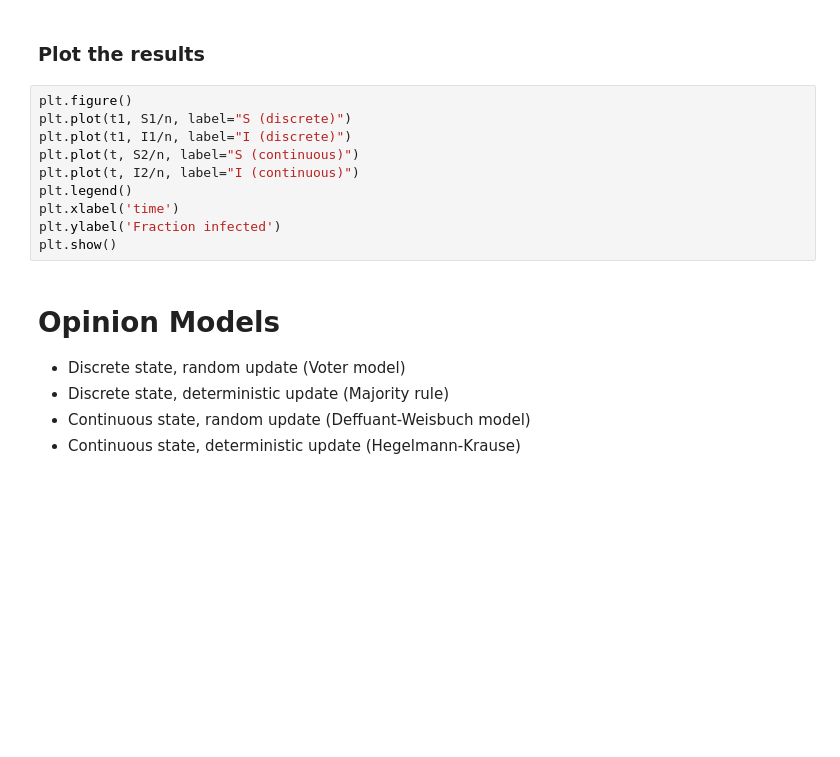
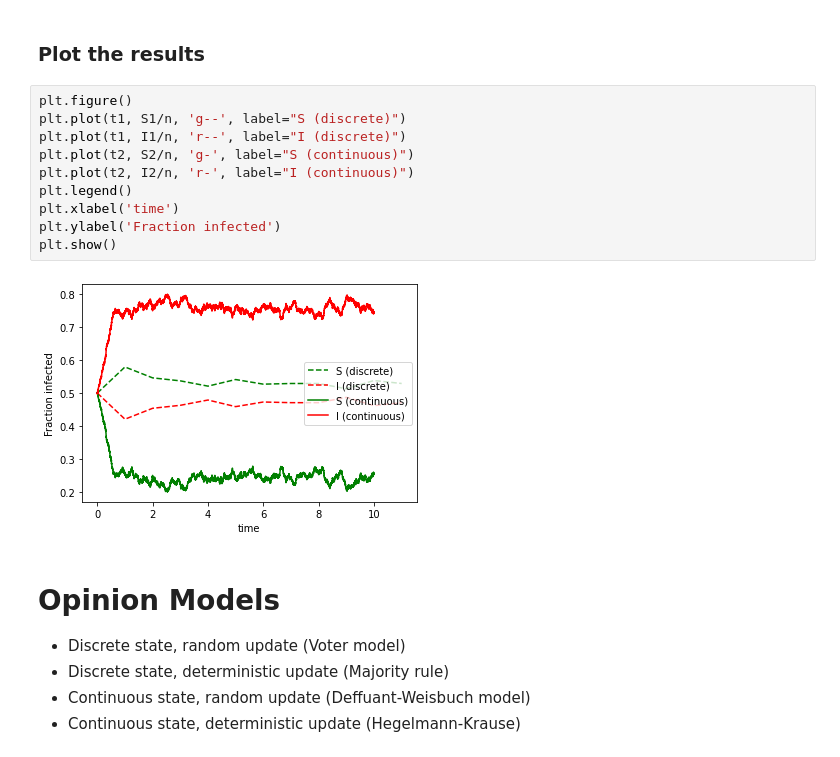
Before and after one commit to nwlandry/hypercontagion, a Jupyter notebook: demos/Library-Demo.ipynb, the cells around one changed output. Cells and saved outputs as stored; diff of their text form; blank space fills up the shorter version.

```diff
--- a/demos/Library-Demo.ipynb
+++ b/demos/Library-Demo.ipynb
@@ -68,14 +63,16 @@ AttributeError: 'Hypergraph' object has no attribute 'getHyperedgeSizes'
 ### Plot the results
 # %%
 plt.figure()
-plt.plot(t1, S1/n, label="S (discrete)")
-plt.plot(t1, I1/n, label="I (discrete)")
-plt.plot(t, S2/n, label="S (continuous)")
-plt.plot(t, I2/n, label="I (continuous)")
+plt.plot(t1, S1/n, 'g--', label="S (discrete)")
+plt.plot(t1, I1/n, 'r--', label="I (discrete)")
+plt.plot(t2, S2/n, 'g-', label="S (continuous)")
+plt.plot(t2, I2/n, 'r-', label="I (continuous)")
 plt.legend()
 plt.xlabel('time')
 plt.ylabel('Fraction infected')
 plt.show()
+# %% [output]
+[figure, added]
 # %% [markdown]
 # Opinion Models
 * Discrete state, random update (Voter model)
```
Also changed, not shown: parts of 6 cells of this notebook, 1 other file.
